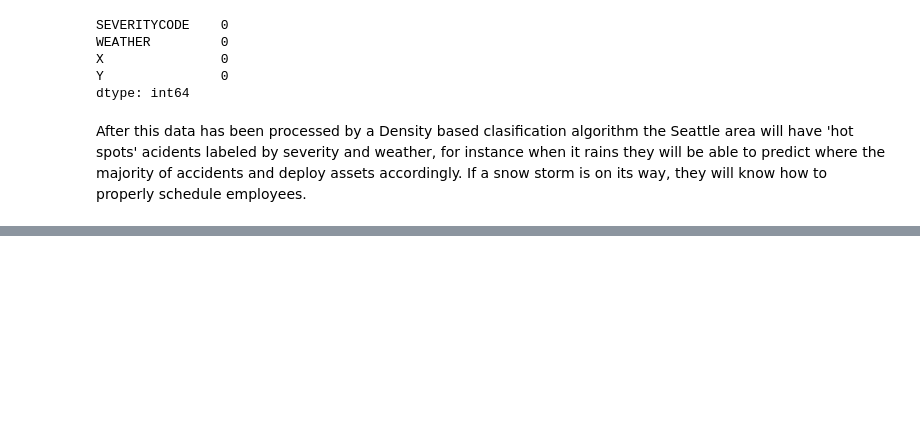
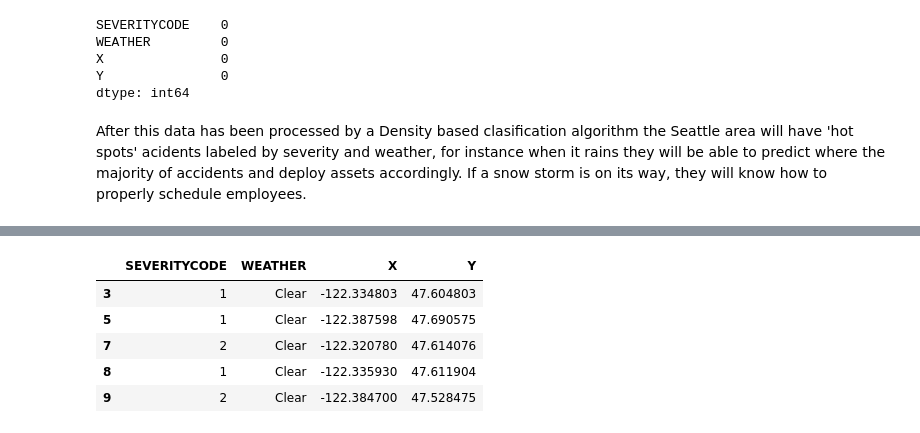
Before and after one commit to RKennon/CourseraAppliedDataScienceCapstone, a Jupyter notebook: Week2.ipynb, the cells around one changed output, grey strips where cells are left out. Cells and saved outputs as stored; diff of their text form; code cells hidden in the pictures; blank space fills up the shorter version.

```diff
--- a/Week2.ipynb
+++ b/Week2.ipynb
@@ -142,0 +174,25 @@ where the majority of accidents and deploy assets accordingly.  If a snow storm
+# %%
+#segment data based on weather conditions and severity
+# Clear
+# Raining
+# Overcast
+# Snowing
+# Fog/Smog/Smoke
+# Sleet/Hail/Freezing Rain
+dfc = df.loc[df['WEATHER'] == 'Clear']
+dfr = df.loc[df['WEATHER'] == 'Raining']
+dfo = df.loc[df['WEATHER'] == 'Overcast']
+dfs = df.loc[df['WEATHER'] == 'Snowing']
+dff = df.loc[df['WEATHER'] == 'Fog/Smog/Smoke']
+dfh = df.loc[df['WEATHER'] == 'Sleet/Hail/Freezing Rain']
+
+#Create a set of the training data
+dft = [dfc, dfr, dfo, dfs, dff, dfh]
+dfc.head()
+# %% [output]
+|  | SEVERITYCODE | WEATHER | X | Y |
+| 3 | 1 | Clear | -122.334803 | 47.604803 |
+| 5 | 1 | Clear | -122.387598 | 47.690575 |
+| 7 | 2 | Clear | -122.320780 | 47.614076 |
+| 8 | 1 | Clear | -122.335930 | 47.611904 |
+| 9 | 2 | Clear | -122.384700 | 47.528475 |
```
Also changed, not shown: parts of 15 cells of this notebook.
